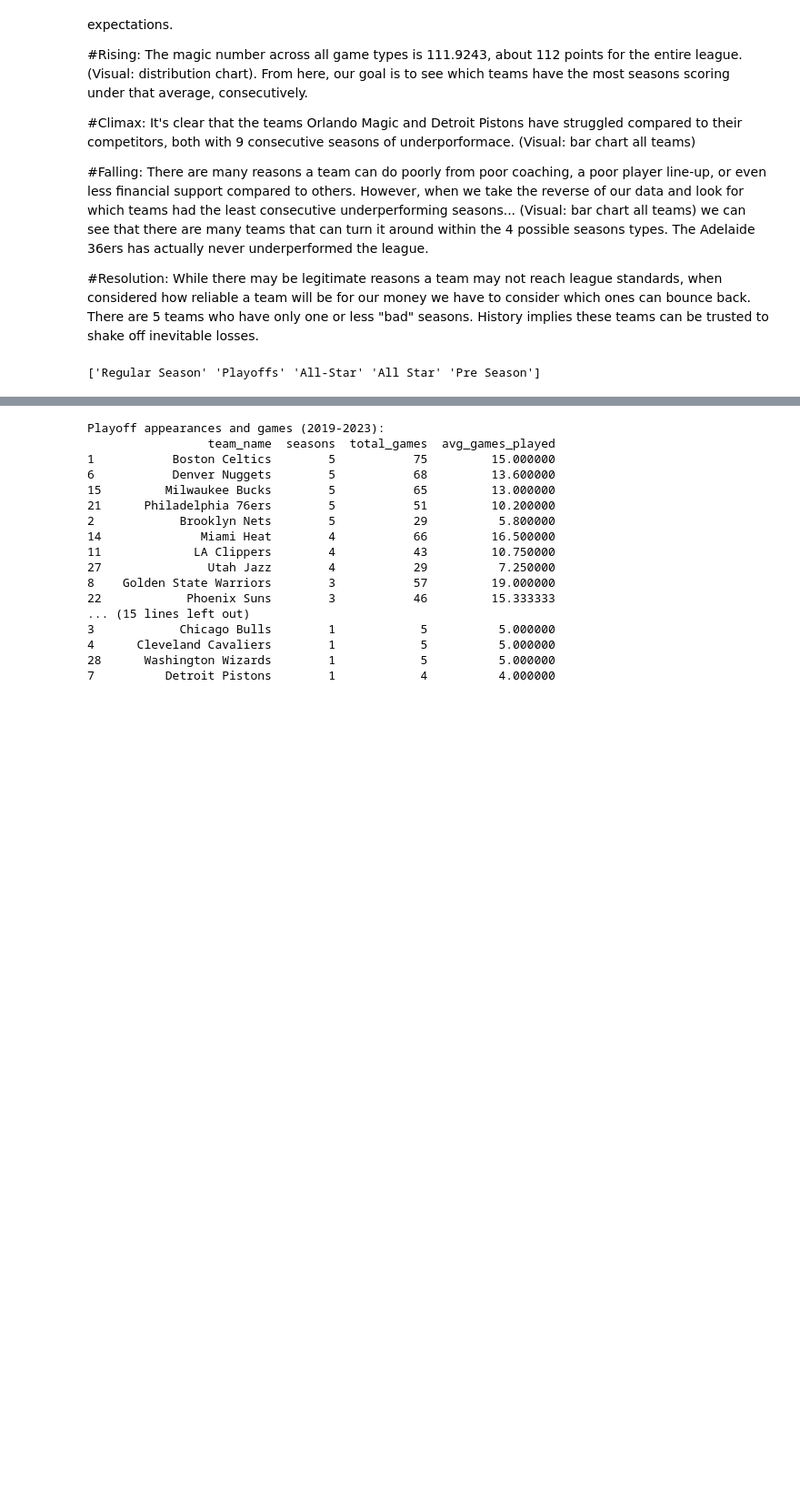
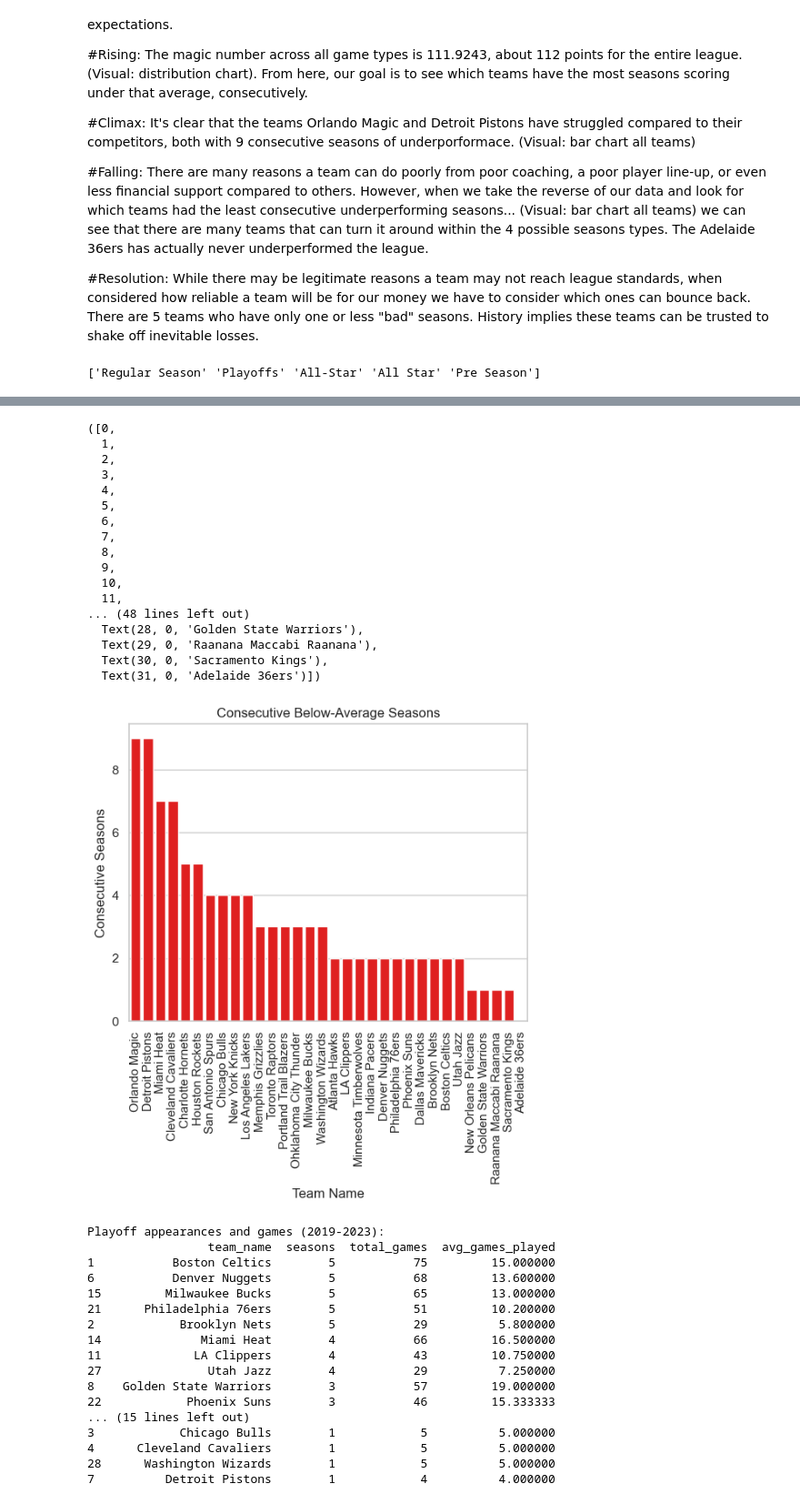
Before and after one commit to thezachdrake/UMD-INST627-Fall2024, a Jupyter notebook: Untitled.ipynb, the cells around one changed output, grey strips where cells are left out. Shown at 91% size. Drawn from its saved outputs; the diff is of its cells as text; code cells hidden in the pictures; blank space fills up the shorter version.

```diff
--- a/Untitled.ipynb
+++ b/Untitled.ipynb
@@ -206,3 +267,30 @@ print(games['season_type'].unique())
+# %%
+season_data = [['Orlando Magic', 9], ['Detroit Pistons', 9], ['Miami Heat', 7], ['Cleveland Cavaliers', 7], ['Charlotte Hornets', 5], ['Houston Rockets', 5], ['San Antonio Spurs', 4], ['Chicago Bulls', 4], ['New York Knicks', 4], ['Los Angeles Lakers', 4], ['Memphis Grizzlies', 3], ['Toronto Raptors', 3], ['Portland Trail Blazers', 3], ['Ohklahoma City Thunder', 3], ['Milwaukee Bucks', 3], ['Washington Wizards', 3], ['Atlanta Hawks', 2], ['LA Clippers', 2], ['Minnesota Timberwolves', 2], ['Indiana Pacers', 2], ['Denver Nuggets', 2], ['Philadelphia 76ers', 2], ['Phoenix Suns', 2], ['Dallas Mavericks', 2], ['Brooklyn Nets', 2], ['Boston Celtics', 2], ['Utah Jazz', 2], ['New Orleans Pelicans', 1], ['Golden State Warriors', 1], ['Raanana Maccabi Raanana', 1], ['Sacramento Kings', 1], ['Adelaide 36ers', 0]]
+consecutive_underperformance = pd.DataFrame(season_data, columns=['team_name', 'consecutive_seasons'])
+ax= sns.barplot(x='team_name', y='consecutive_seasons', data=consecutive_underperformance, color='red')
+ax.set_title('Consecutive Below-Average Seasons')
+ax.set_ylabel('Consecutive Seasons')
+ax.set_xlabel('Team Name')
+plt.xticks(rotation=90)
+# %% [output]
+([0,
+  1,
+  2,
+  3,
+  4,
+  5,
+  6,
+  7,
+  8,
+  9,
+  10,
+  11,
+... (48 lines left out)
+  Text(28, 0, 'Golden State Warriors'),
+  Text(29, 0, 'Raanana Maccabi Raanana'),
+  Text(30, 0, 'Sacramento Kings'),
+  Text(31, 0, 'Adelaide 36ers')])
+[figure, added]
 # %%
 # playoff games
 playoff_games = games_recent_5yrs[games_recent_5yrs['season_type']=='Playoffs']
```
Also changed, not shown: parts of 15 cells of this notebook.
